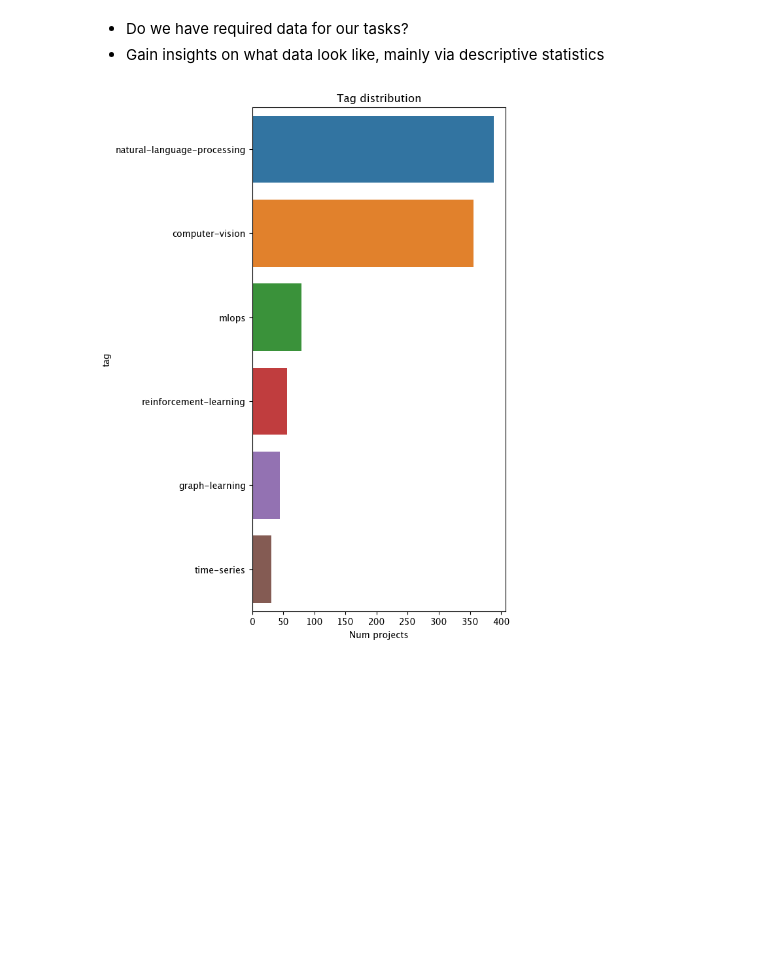
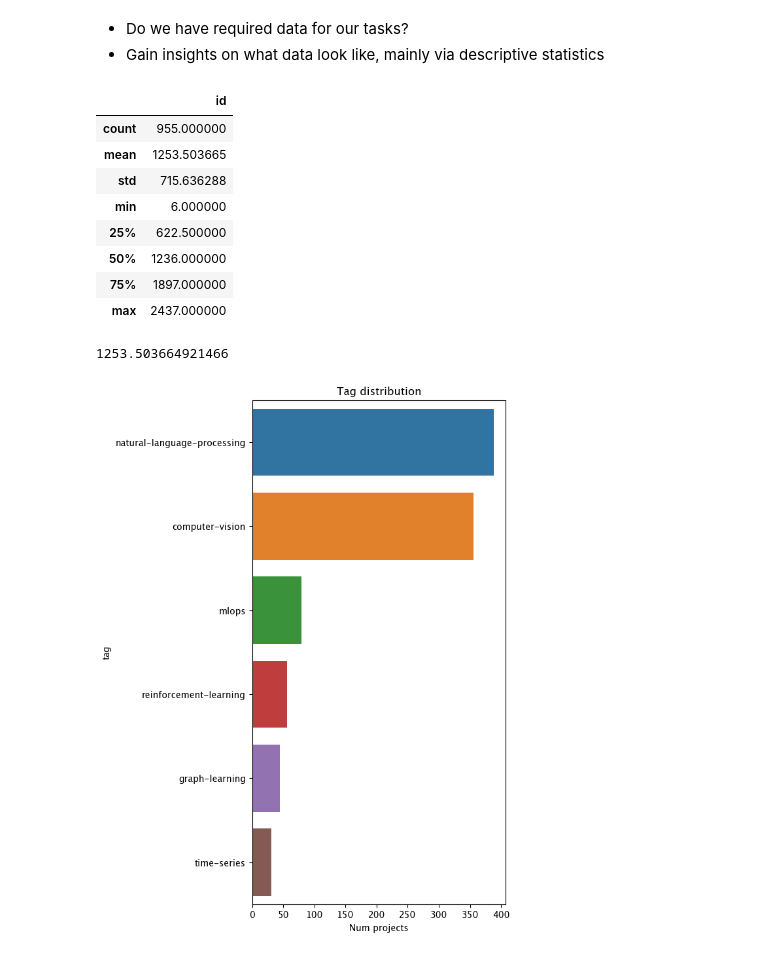
Before and after one commit to arthurlemon/courses, a Jupyter notebook: mlops-course/notebooks/tagifai.ipynb, the cells around one changed output. Drawn from its saved outputs; the diff is of its cells as text; code cells hidden in the pictures; blank space fills up the shorter version.

```diff
--- a/mlops-course/notebooks/tagifai.ipynb
+++ b/mlops-course/notebooks/tagifai.ipynb
@@ -130,3 +132,19 @@ import warnings
 from wordcloud import WordCloud, STOPWORDS
 # %%
 df = pd.read_csv("data/labeled_projects.csv")
+# %%
+df.describe()
+# %% [output]
+|  | id |
+| count | 955.000000 |
+| mean | 1253.503665 |
+| std | 715.636288 |
+| min | 6.000000 |
+| 25% | 622.500000 |
+| 50% | 1236.000000 |
+| 75% | 1897.000000 |
+| max | 2437.000000 |
+# %%
+df["id"] = df.id.fillna(df.id.mean())
+# %% [output]
+1253.503664921466
```
Also changed, not shown: parts of 25 cells of this notebook, 10 other files.
